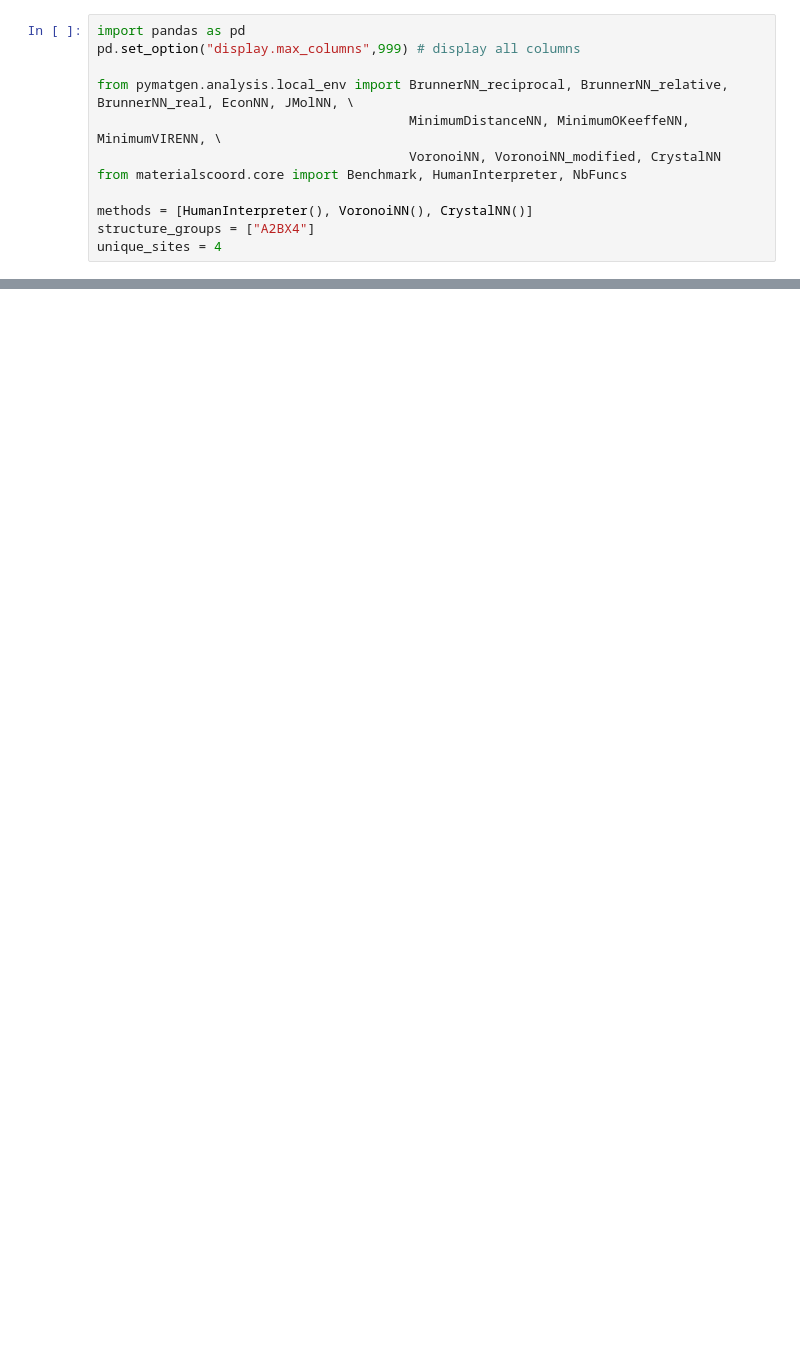
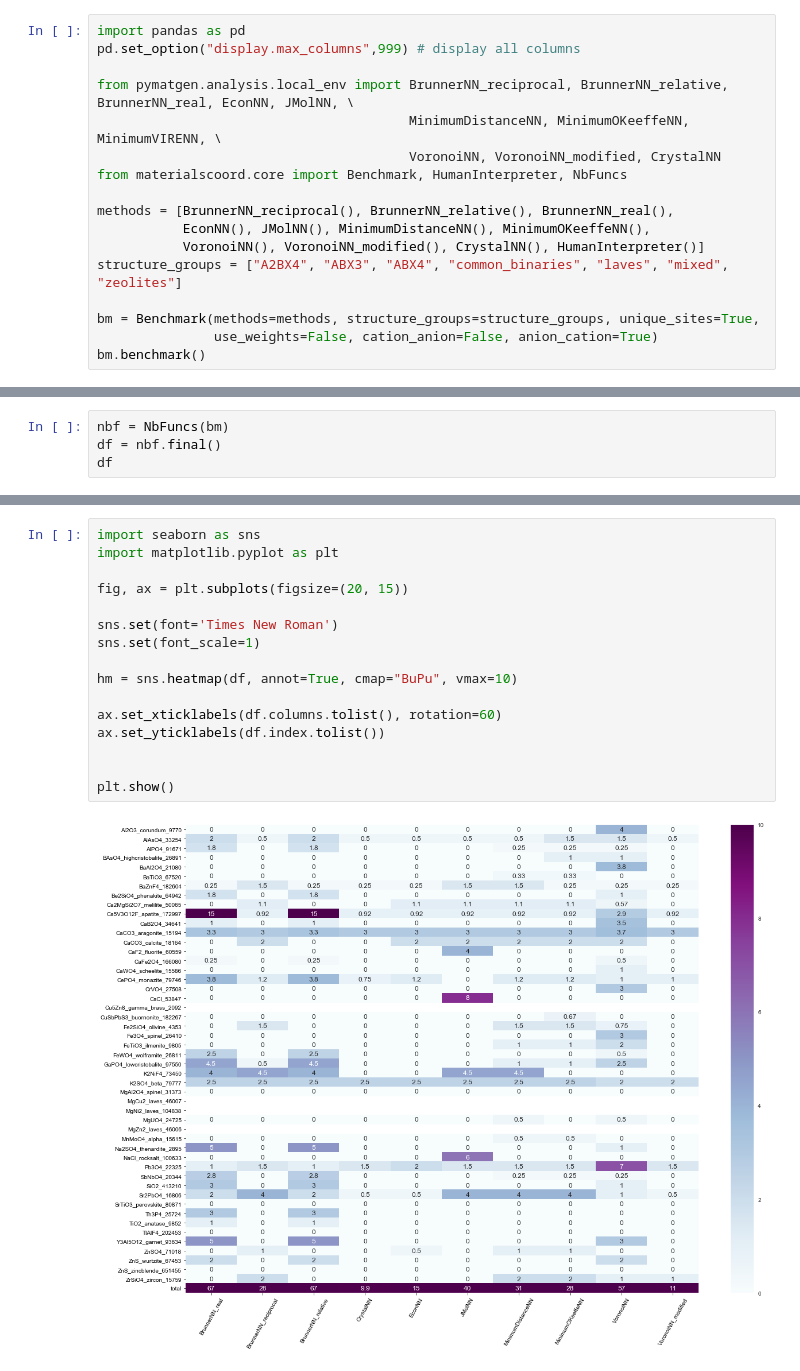
Before and after one commit to hackingmaterials/materials-coord, a Jupyter notebook: examples/all_ds_cations-Copy1.ipynb, the cells around one changed output, grey strips where cells are left out. Drawn from its saved outputs; the diff is of its cells as text; blank space fills up the shorter version.

```diff
--- a/examples/all_ds_cations-Copy1.ipynb
+++ b/examples/all_ds_cations-Copy1.ipynb
@@ -7,9 +7,14 @@ from pymatgen.analysis.local_env import BrunnerNN_reciprocal, BrunnerNN_relative
                                         VoronoiNN, VoronoiNN_modified, CrystalNN
 from materialscoord.core import Benchmark, HumanInterpreter, NbFuncs
 
-methods = [HumanInterpreter(), VoronoiNN(), CrystalNN()]
-structure_groups = ["A2BX4"]
-unique_sites = 4
+methods = [BrunnerNN_reciprocal(), BrunnerNN_relative(), BrunnerNN_real(),
+           EconNN(), JMolNN(), MinimumDistanceNN(), MinimumOKeeffeNN(),
+           VoronoiNN(), VoronoiNN_modified(), CrystalNN(), HumanInterpreter()]
+structure_groups = ["A2BX4", "ABX3", "ABX4", "common_binaries", "laves", "mixed", "zeolites"]
+
+bm = Benchmark(methods=methods, structure_groups=structure_groups, unique_sites=True,
+               use_weights=False, cation_anion=False, anion_cation=True)
+bm.benchmark()
 # %% [output]
 Pymatgen will drop Py2k support from v2019.1.1. Pls consult the documentation
 at https://www.pymatgen.org for more details.
@@ -46,0 +44,4 @@ df
+# %%
+nbf = NbFuncs(bm)
+df = nbf.final()
+df
@@ -46,0 +66,18 @@ df
+# %%
+import seaborn as sns
+import matplotlib.pyplot as plt
+
+fig, ax = plt.subplots(figsize=(20, 15))
+
+sns.set(font='Times New Roman')
+sns.set(font_scale=1)
+
+hm = sns.heatmap(df, annot=True, cmap="BuPu", vmax=10)
+
+ax.set_xticklabels(df.columns.tolist(), rotation=60)
+ax.set_yticklabels(df.index.tolist())
+
+
+plt.show()
+# %% [output]
+[figure, added]
```
Also changed, not shown: parts of 12 cells of this notebook, 5 other files.
